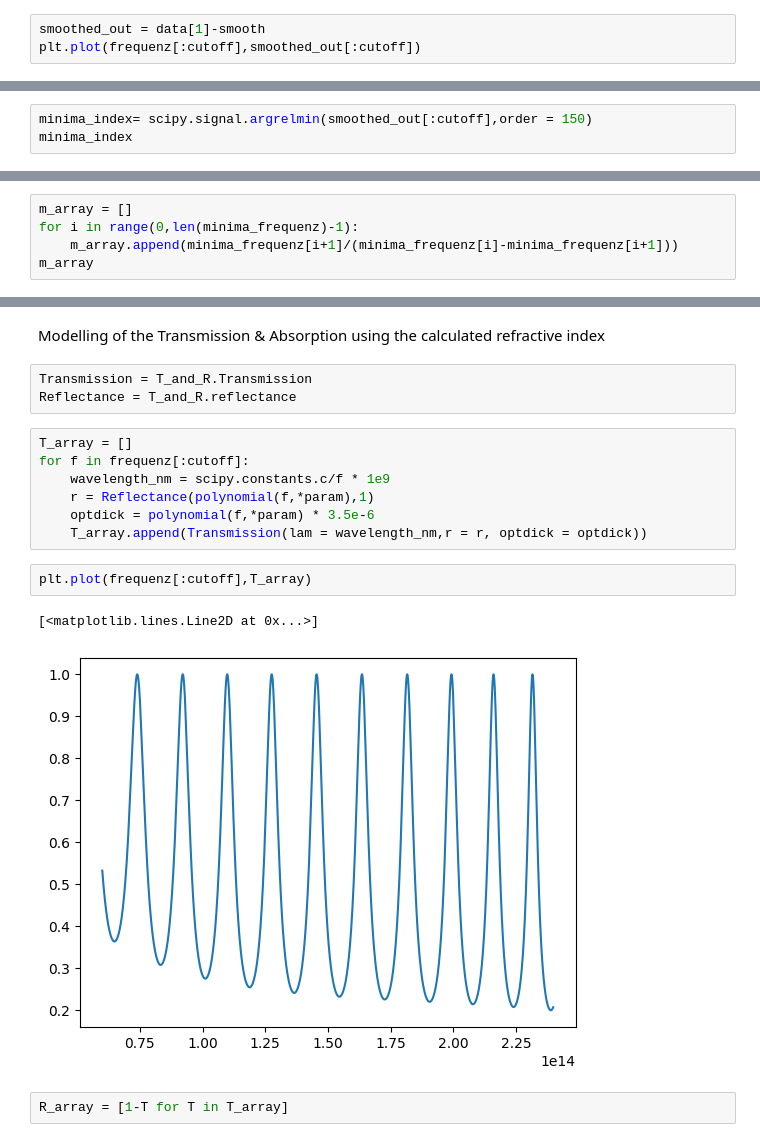
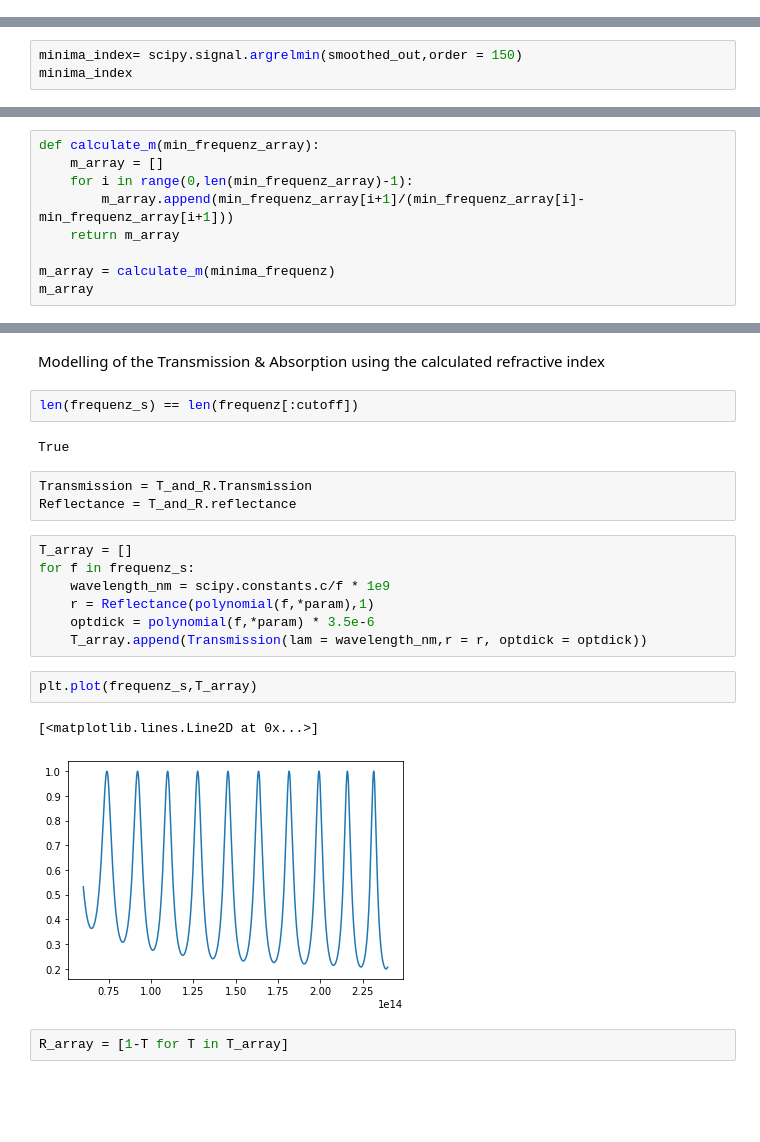
Before and after one commit to alexburg14/Fabry-Perot, a Jupyter notebook: calc_refractive/calc.ipynb, the cells around one changed output, grey strips where cells are left out. Drawn from its saved outputs; the diff is of its cells as text; blank space fills up the shorter version.

```diff
--- a/calc_refractive/calc.ipynb
+++ b/calc_refractive/calc.ipynb
@@ -43,3 +44,0 @@ plt.plot(frequenz[:cutoff],smooth[:cutoff])
-# %%
-smoothed_out = data[1]-smooth
-plt.plot(frequenz[:cutoff],smoothed_out[:cutoff])
@@ -49,5 +56,5 @@ plt.plot(frequenz[:cutoff],smoothed_out[:cutoff])
 # %%
-minima_index= scipy.signal.argrelmin(smoothed_out[:cutoff],order = 150)
+minima_index= scipy.signal.argrelmin(smoothed_out,order = 150)
 minima_index
 # %% [output]
 (array([  602,  1585,  2823,  4020,  5300,  6524,  7769,  8968, 10229,
@@ -67,7 +78,11 @@ plt.plot(frequenz[:cutoff],smoothed_out[:cutoff])
 # %%
-m_array = []
-for i in range(0,len(minima_frequenz)-1):
-    m_array.append(minima_frequenz[i+1]/(minima_frequenz[i]-minima_frequenz[i+1]))
+def calculate_m(min_frequenz_array):
+    m_array = []
+    for i in range(0,len(min_frequenz_array)-1):
+        m_array.append(min_frequenz_array[i+1]/(min_frequenz_array[i]-min_frequenz_array[i+1]))
+    return m_array
+
+m_array = calculate_m(minima_frequenz)
 m_array
 # %% [output]
 [15.264496456317048,
@@ -123,20 +143,24 @@ plt.scatter(minima_frequenz[:-1],n_array,color = "red")
 # %% [markdown]
 Modelling of the Transmission & Absorption using the calculated refractive index
+# %%
+len(frequenz_s) == len(frequenz[:cutoff])
+# %% [output]
+True
 # %%
 Transmission = T_and_R.Transmission
 Reflectance = T_and_R.reflectance
 # %%
 T_array = []
-for f in frequenz[:cutoff]:
+for f in frequenz_s:
     wavelength_nm = scipy.constants.c/f * 1e9
     r = Reflectance(polynomial(f,*param),1)
     optdick = polynomial(f,*param) * 3.5e-6
     T_array.append(Transmission(lam = wavelength_nm,r = r, optdick = optdick))
 # %%
-plt.plot(frequenz[:cutoff],T_array)
+plt.plot(frequenz_s,T_array)
 # %% [output]
 [<matplotlib.lines.Line2D at 0x...>]
-[figure, old version]
+[figure, new version]
 # %%
 R_array = [1-T for T in T_array]
 # %%
```
Also changed, not shown: parts of 36 cells of this notebook, 1 other file.
